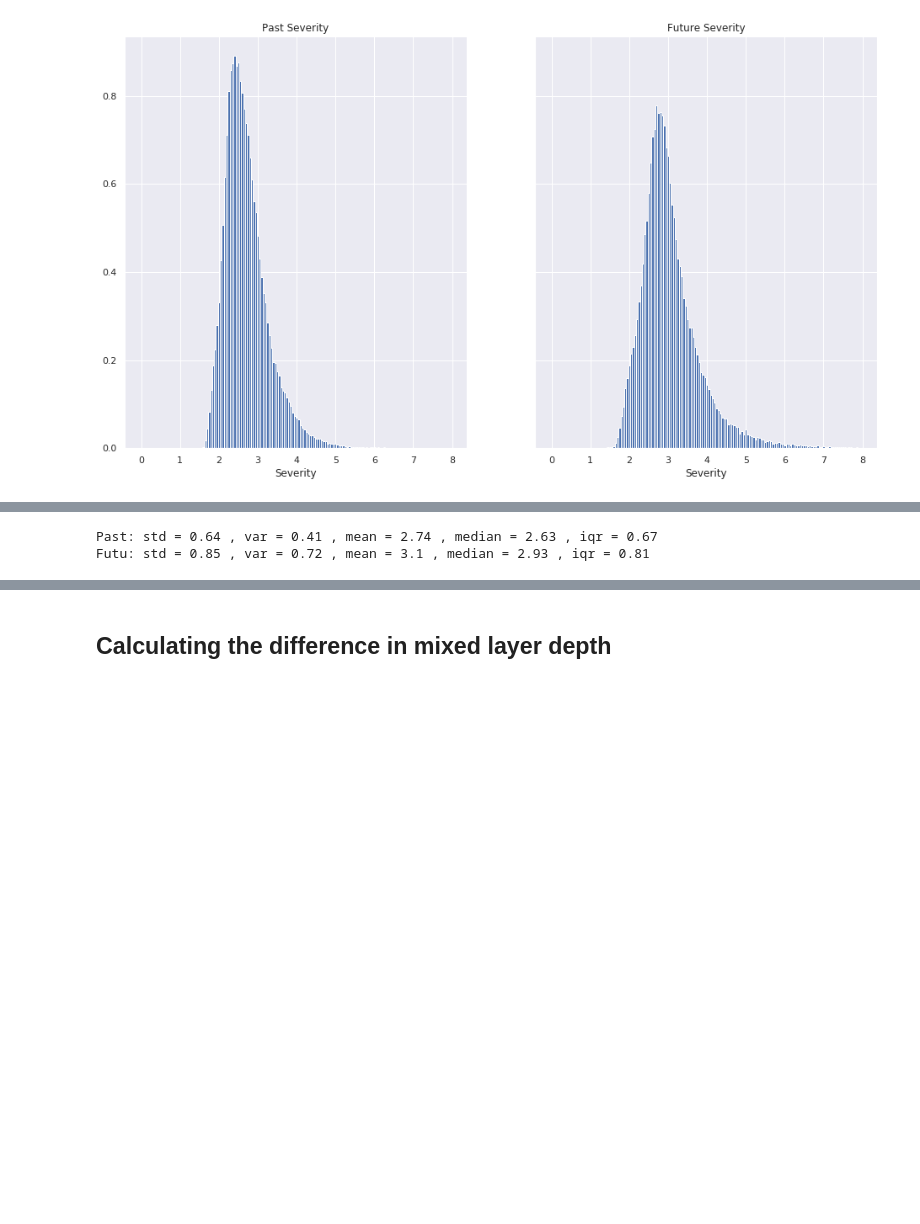
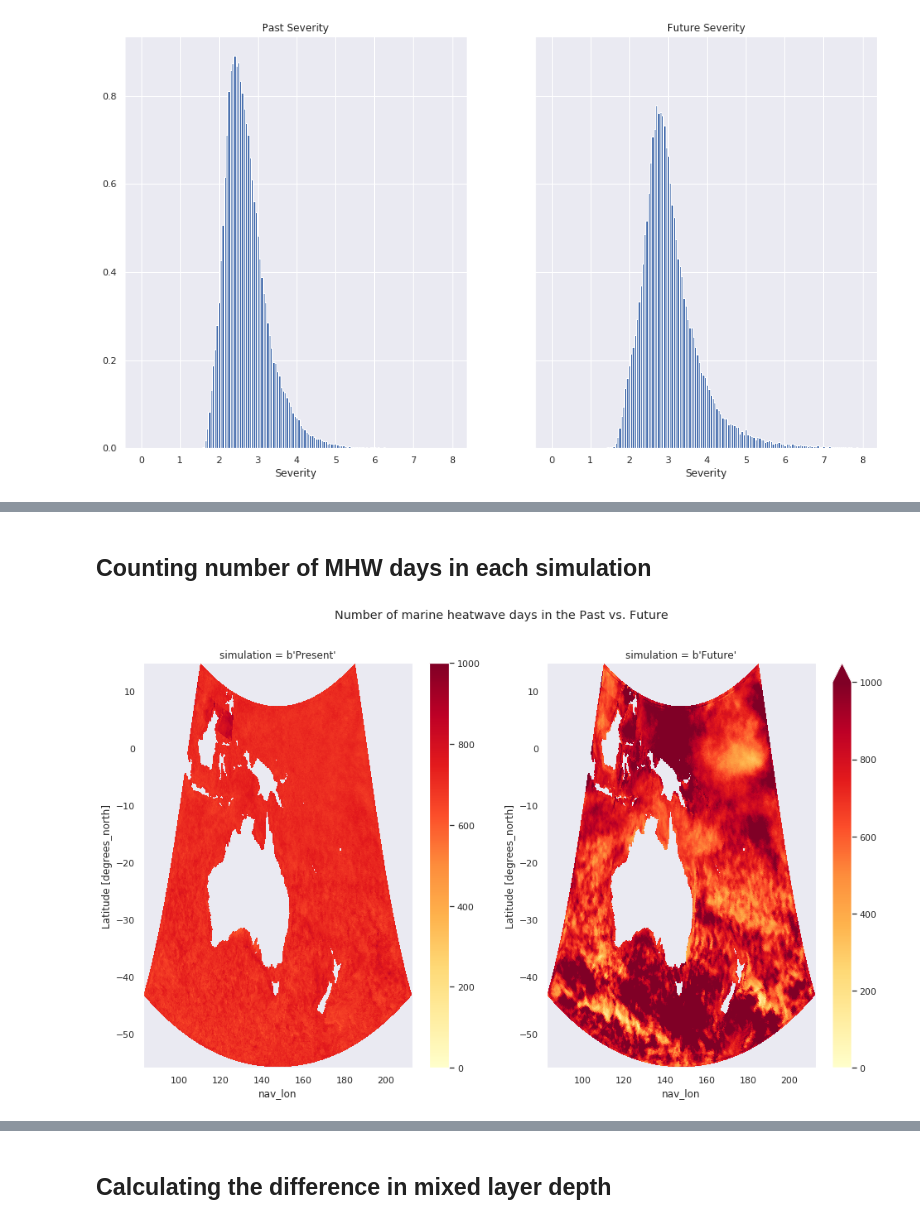
Before and after one commit to ritwik1111/MHW, a Jupyter notebook: Projects/sstPlots/MHW_Statistics.ipynb, the cells around one changed output, grey strips where cells are left out. Cells and saved outputs as stored; diff of their text form; code cells hidden in the pictures; blank space fills up the shorter version.

```diff
--- a/Projects/sstPlots/MHW_Statistics.ipynb
+++ b/Projects/sstPlots/MHW_Statistics.ipynb
@@ -45,5 +47,5 @@ pastSev.isel(time_counter = 100).plot(cmap = 'hot_r');
 # %%
-futSev = futSev.chunk({'x' : x_chunk, 'y' : y_chunk})
-pastSev = pastSev.chunk({'x' : x_chunk, 'y' : y_chunk})
+futMHW = futMHW.chunk({'x' : x_chunk, 'y' : y_chunk})
+pastMHW = pastMHW.chunk({'x' : x_chunk, 'y' : y_chunk})
 # %%
 %%time
@@ -115,14 +113,22 @@ plot(maxFutSev.data.reshape(124559))
 # Calculating interquartile range
 past_iqr = (maxPastSev.quantile(q = 0.75) - maxPastSev.quantile(q = 0.25)).data
 fut_iqr = (maxFutSev.quantile(q = 0.75) - maxFutSev.quantile(q = 0.25)).data
-# %%
-# Comparing statistics
-print("Past: std =", np.round(maxPastSev.std().data, 2), ", var =", np.round(maxPastSev.var().data,2),
-      ", mean =", np.round(maxPastSev.mean().data,2), ", median =", np.round(maxPastSev.median().data,2),
-     ", iqr =", np.round(past_iqr, 2))
-print("Futu: std =", np.round(maxFutSev.std().data, 2), ", var =", np.round(maxFutSev.var().data,2),
-     ", mean =", np.round(maxFutSev.mean().data,2),  ", median =", np.round(maxFutSev.median().data,2),
-     ", iqr =", np.round(fut_iqr, 2))
-# %% [output]
-Past: std = 0.64 , var = 0.41 , mean = 2.74 , median = 2.63 , iqr = 0.67
-Futu: std = 0.85 , var = 0.72 , mean = 3.1 , median = 2.93 , iqr = 0.81
+# %% [markdown]
+## Counting number of MHW days in each simulation
+# %%
+# Assigns a 1 for every mhw day, and sums along time dimension to calculate # of MHW days at each grid point.
+pastDays = xr.where(pastMHW > 0, 1, 0).sum('time_counter')
+#Removes areas where the sum receives 0, or where there are no MHW days ever. This is mostly land
+pastDays = xr.where(pastDays == 0, np.nan, pastDays).compute()
+# %%
+# Same as above
+futDays = xr.where(futMHW > 0, 1, 0).sum('time_counter')
+futDays = xr.where(futDays == 0, np.nan, futDays).compute()
+# %%
+f, (ax1, ax2) = plt.subplots(1, 2)
+vmin, vmax = (0, 1000)
+f.suptitle('Number of marine heatwave days in the Past vs. Future');
+pastDays.plot(x = 'nav_lon', y = 'nav_lat', ax = ax1, vmin = vmin, vmax = vmax, cmap = 'YlOrRd');
+futDays.plot(x = 'nav_lon', y = 'nav_lat', ax = ax2, vmin = vmin, vmax = vmax, cmap = 'YlOrRd');
+# %% [output]
+[figure, added]
```
Also changed, not shown: parts of 20 cells of this notebook, 1 other file.
